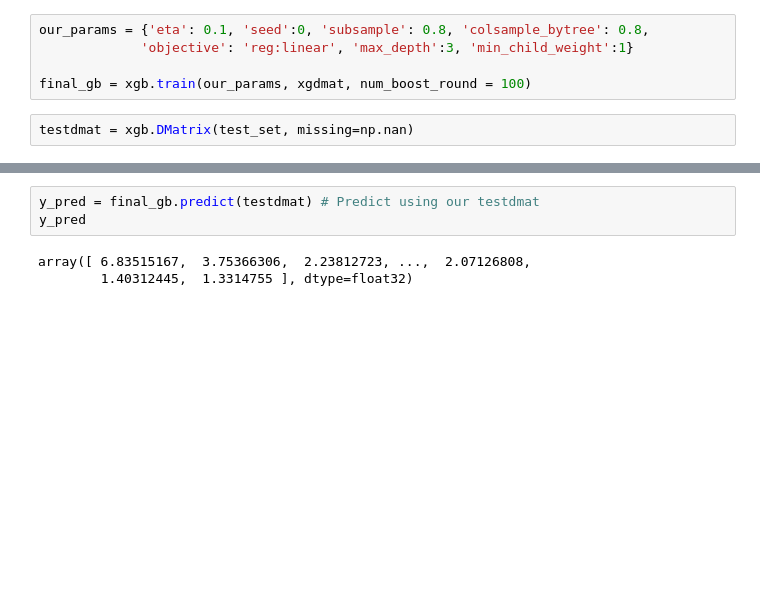
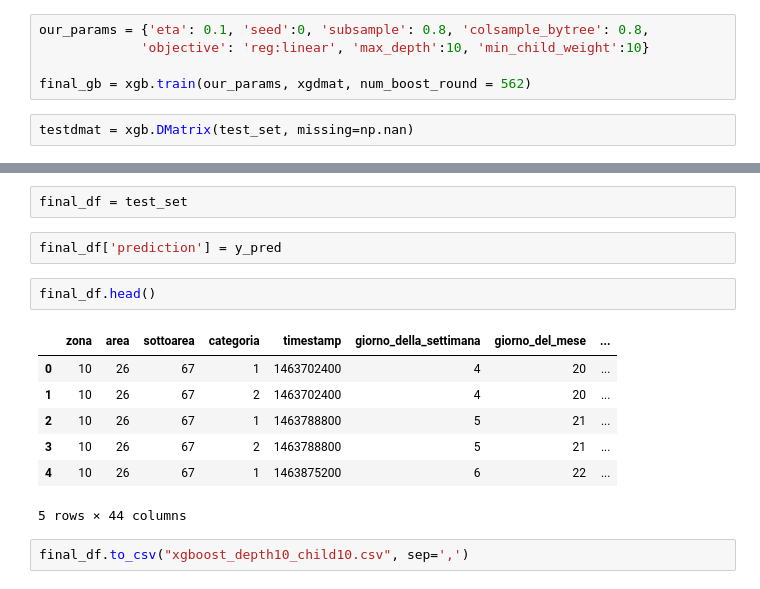
Before and after one commit to riccamastellone/BIP, a Jupyter notebook: xgboost.ipynb, the cells around one changed output, grey strips where cells are left out. Cells and saved outputs as stored; diff of their text form; blank space fills up the shorter version.

Commit message:
added prediction

```diff
--- a/xgboost.ipynb
+++ b/xgboost.ipynb
@@ -143,8 +159,8 @@ KeyboardInterrupt:
 # %%
 our_params = {'eta': 0.1, 'seed':0, 'subsample': 0.8, 'colsample_bytree': 0.8,
-             'objective': 'reg:linear', 'max_depth':3, 'min_child_weight':1}
+             'objective': 'reg:linear', 'max_depth':10, 'min_child_weight':10}
 
-final_gb = xgb.train(our_params, xgdmat, num_boost_round = 100)
+final_gb = xgb.train(our_params, xgdmat, num_boost_round = 562)
 # %%
 testdmat = xgb.DMatrix(test_set, missing=np.nan)
 # %%
@@ -161,6 +177,16 @@ array([ 6.25132895,  3.41447377,  1.84642565,  1.95581186,  0.98951685,
-# %%
-y_pred = final_gb.predict(testdmat) # Predict using our testdmat
-y_pred
-# %% [output]
-array([ 6.83515167,  3.75366306,  2.23812723, ...,  2.07126808,
-        1.40312445,  1.3314755 ], dtype=float32)
+# %%
+final_df = test_set
+# %%
+final_df['prediction'] = y_pred
+# %%
+final_df.head()
+# %% [output]
+|  | zona | area | sottoarea | categoria | timestamp | giorno_della_settimana | giorno_del_mese | ... |
+| 0 | 10 | 26 | 67 | 1 | 1463702400 | 4 | 20 | ... |
+| 1 | 10 | 26 | 67 | 2 | 1463702400 | 4 | 20 | ... |
+| 2 | 10 | 26 | 67 | 1 | 1463788800 | 5 | 21 | ... |
+| 3 | 10 | 26 | 67 | 2 | 1463788800 | 5 | 21 | ... |
+| 4 | 10 | 26 | 67 | 1 | 1463875200 | 6 | 22 | ... |
+5 rows × 44 columns
+# %%
+final_df.to_csv("xgboost_depth10_child10.csv", sep=',')
```
Also changed, not shown: parts of 12 cells of this notebook, 1 other file.
